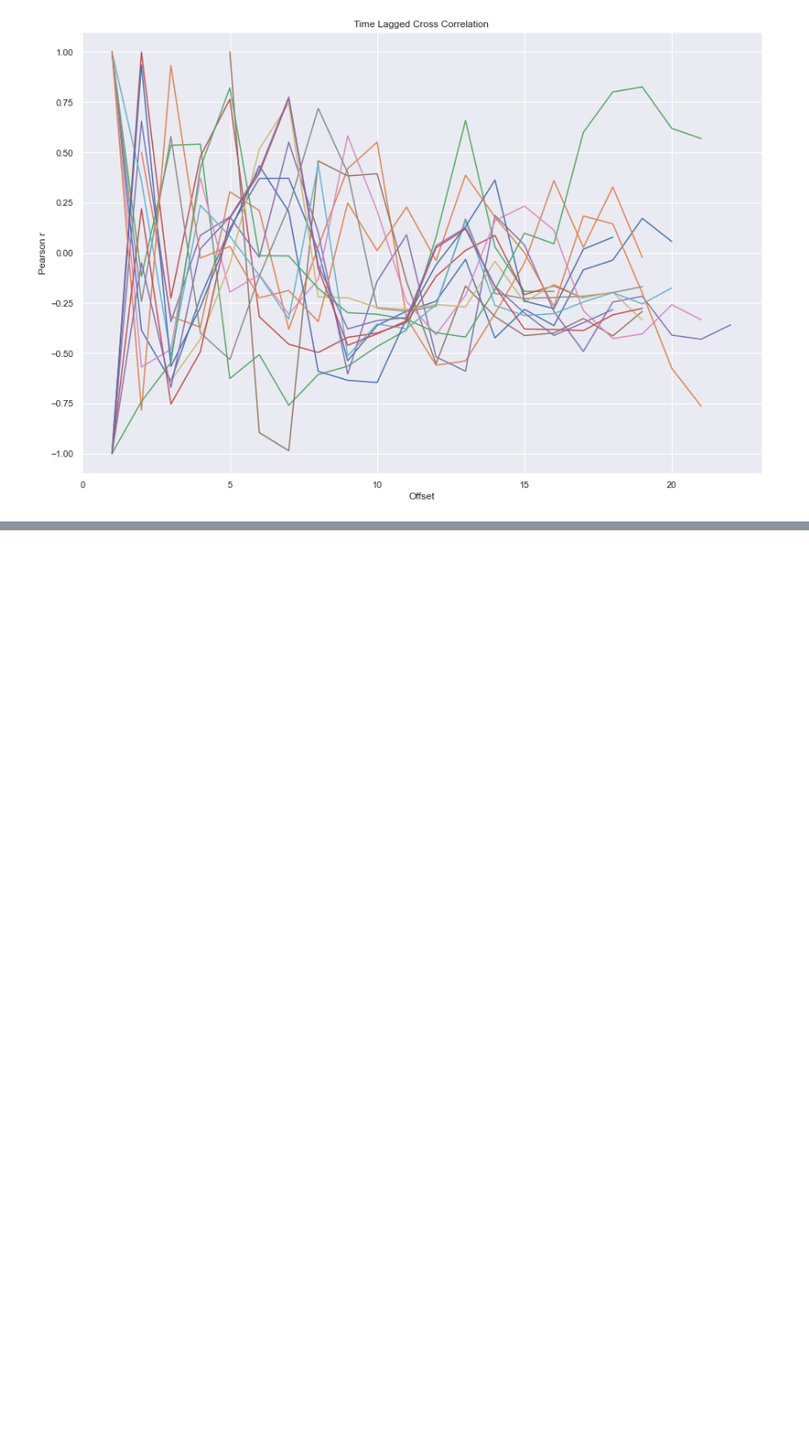
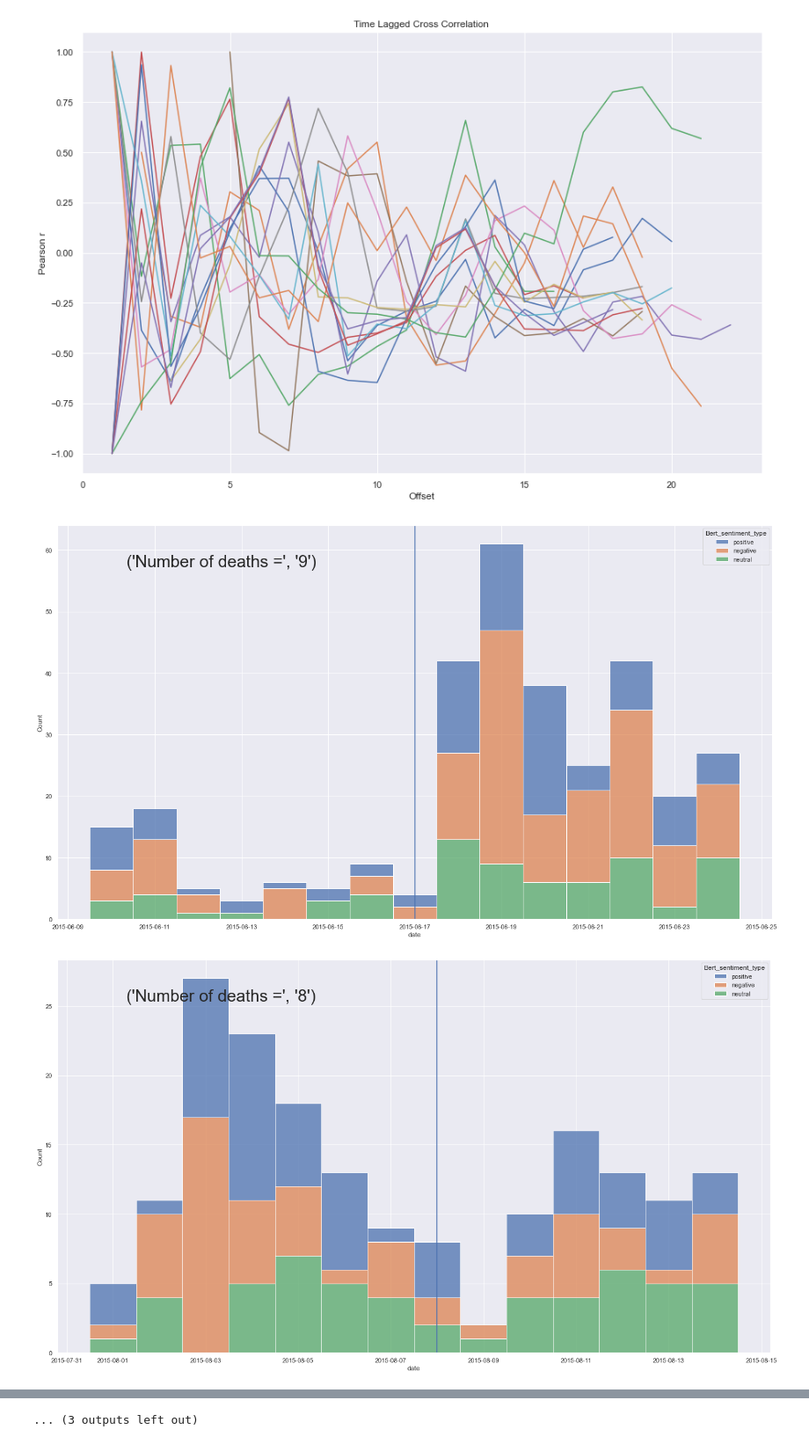
Before and after one commit to epfl-ada/ada-2021-project-lejt, a Jupyter notebook: GSprocess.ipynb, the cells around one changed output, grey strips where cells are left out. Shown at 88% size. Cells and saved outputs as stored; diff of their text form; code cells hidden in the pictures; blank space fills up the shorter version.

```diff
--- a/GSprocess.ipynb
+++ b/GSprocess.ipynb
@@ -23,7 +23,7 @@ from scipy import stats
 import statsmodels.api as sm
 import statsmodels.formula.api as smf
 # %%
-DATA_FOLDER = ''
+DATA_FOLDER = 'data/'
 
 MASS_SHOOTINGS_15 = DATA_FOLDER+"massshootings15.csv"
 MASS_SHOOTINGS_16 = DATA_FOLDER+"massshootings16.csv"
@@ -47,6 +47,5 @@ mass_shootings = mass_shootings.drop(columns=['State', 'City Or County', 'Addres
 mass_shootings['date'] = pd.to_datetime(mass_shootings['Incident Date'], infer_datetime_format=True)
 
 mass_shootings = mass_shootings.drop(columns=['Incident Date'])
-mass_shootings['date'] = mass_shootings['date']
 
 quotes['date'] = pd.to_datetime(quotes['date']).astype('datetime64')
@@ -62,2 +51,0 @@ quotes.head()
-# %%
-quotes.loc[quotes['speaker'].str.contains('Obama'), 'speaker'] = 'Barak Obama'
@@ -160,6 +132,3 @@ selected_shooting
 | 1095 | 1249561 | 13 | 2018-11-07 |
 | 1574 | 1466705 | 23 | 2019-08-03 |
 | 1573 | 1467828 | 10 | 2019-08-04 |
-# %%
-event = death_and_quotes[(death_and_quotes['date']>=selected_shooting.iloc[7].date-pd.tseries.offsets.DateOffset(weeks=1)) & (death_and_quotes['date']<=selected_shooting.iloc[7].date+pd.tseries.offsets.DateOffset(weeks=1))]
-event
@@ -225,3 +168,19 @@ for i in range(np.shape(selected_shooting)[0]):
     ax.set(title=f'Time Lagged Cross Correlation', xlabel='Offset',ylabel='Pearson r');
 # %% [output]
 [figure]
+# %%
+
+for i in range(np.shape(selected_shooting)[0]):
+    f,ax=plt.subplots(1,1, figsize=(15,10))
+    g = quotes[(quotes['date']>=selected_shooting['date'].iloc[i]-pd.tseries.offsets.DateOffset(weeks=1)) & (quotes['date']<=selected_shooting['date'].iloc[i]+pd.tseries.offsets.DateOffset(weeks=1))]
+    g['date'] = pd.to_datetime(g['date'])
+    g['date'] = g['date'].dt.date
+    gg = g.groupby(by='date')['Bert_sentiment_type'].value_counts().to_frame(name = 'Sent').reset_index()
+    sns.histplot(gg, x='date', hue='Bert_sentiment_type', weights=gg['Sent'],multiple='stack')
+    plt.axvline(x=selected_shooting['date'].iloc[i])
+    f.text(0.2, 0.8, s=('Number of deaths =',str(selected_shooting['# Killed'].iloc[i])), fontsize=30)
+    plt.gcf().set_size_inches(23, 13)
+    plt.show()
+# %% [output]
+[figure, added]
+[figure, added]
@@ -227,0 +197 @@ for i in range(np.shape(selected_shooting)[0]):
+... (3 outputs left out)
```
Also changed, not shown: parts of 7 cells of this notebook.
